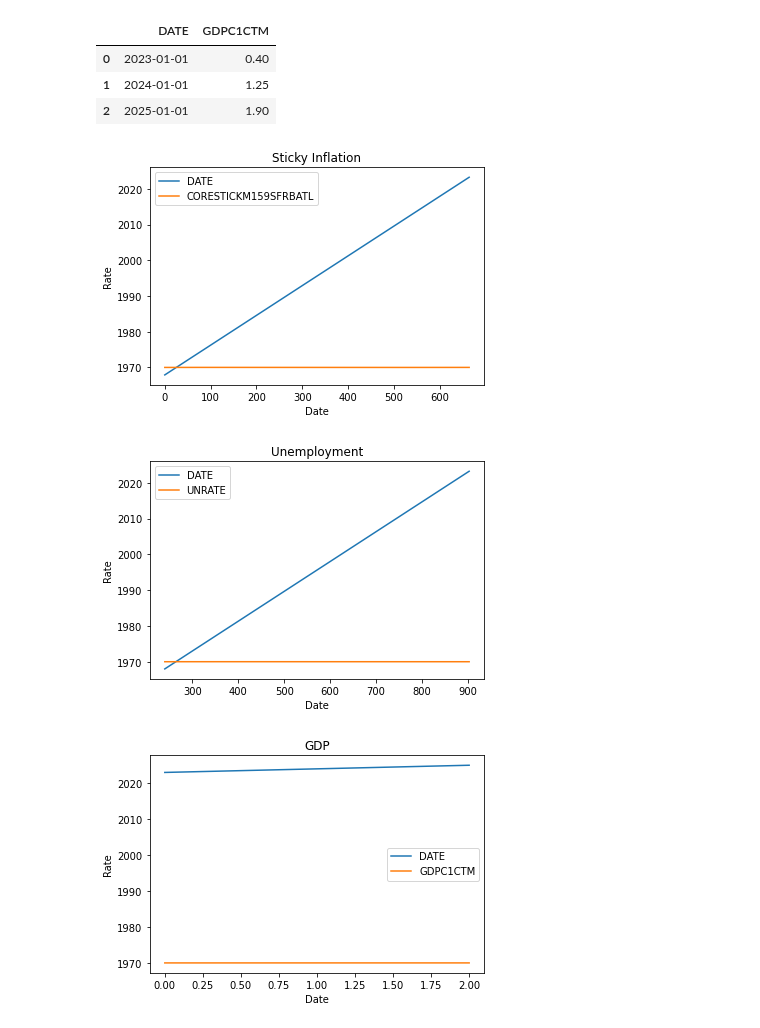
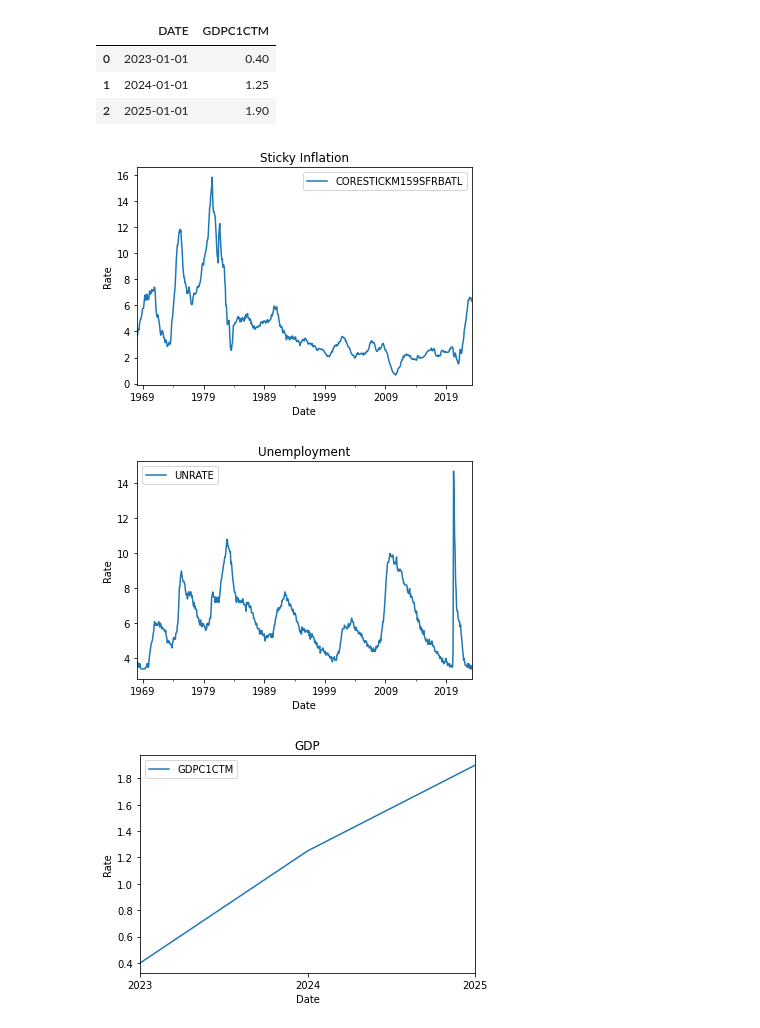
Before and after one commit to ChrisVerg/SmartInvest, a Jupyter notebook: Notebooks/Samondria.ipynb, the cells around one changed output. Saved outputs shown, nothing was run; the diff lists cells and outputs as text; code cells hidden in the pictures.

```diff
--- a/Notebooks/Samondria.ipynb
+++ b/Notebooks/Samondria.ipynb
@@ -62,7 +62,7 @@ import matplotlib.pyplot as plt
 <hr style="height:5px;border-width:0;color:MediumAquamarine;background-color:MediumAquamarine">
 # %%
 #Inflation
-inflation= pd.read_csv("../Data/CORESTICK_SW.csv")
+inflation= pd.read_csv(r"C:\Users\Samondria\Documents\GitHub\SmartInvest\Data\CORESTICK_SW.csv")
 inflation.head()
 # %% [output]
 |  | DATE | CORESTICKM159SFRBATL |
@@ -211,36 +229,36 @@ GDPC.head()
 # %%
 #INflation
 # %%
-inflation.plot()
+inflationC.plot('DATE', 'CORESTICKM159SFRBATL')
 plt.xlabel('Date')
 plt.ylabel('Rate')
 plt.title('Sticky Inflation')
 plt.legend()
 plt.show()
 # %% [output]
-[figure, old version]
+[figure, new version]
 # %%
 # Unemployment
 
 
 # Plotting the variables over time
-unemploymentC.plot()
+unemploymentC.plot('DATE','UNRATE')
 plt.xlabel('Date')
 plt.ylabel('Rate')
 plt.title('Unemployment')
 plt.legend()
 plt.show()
 # %% [output]
-[figure, old version]
+[figure, new version]
 # %%
 #GDP
 
 # Plotting the variables over time
-GDP.plot()
+GDP.plot('DATE','GDPC1CTM')
 plt.xlabel('Date')
 plt.ylabel('Rate')
 plt.title('GDP')
 plt.legend()
 plt.show()
 # %% [output]
-[figure, old version]
+[figure, new version]
```
Also changed, not shown: parts of 4 cells of this notebook.
